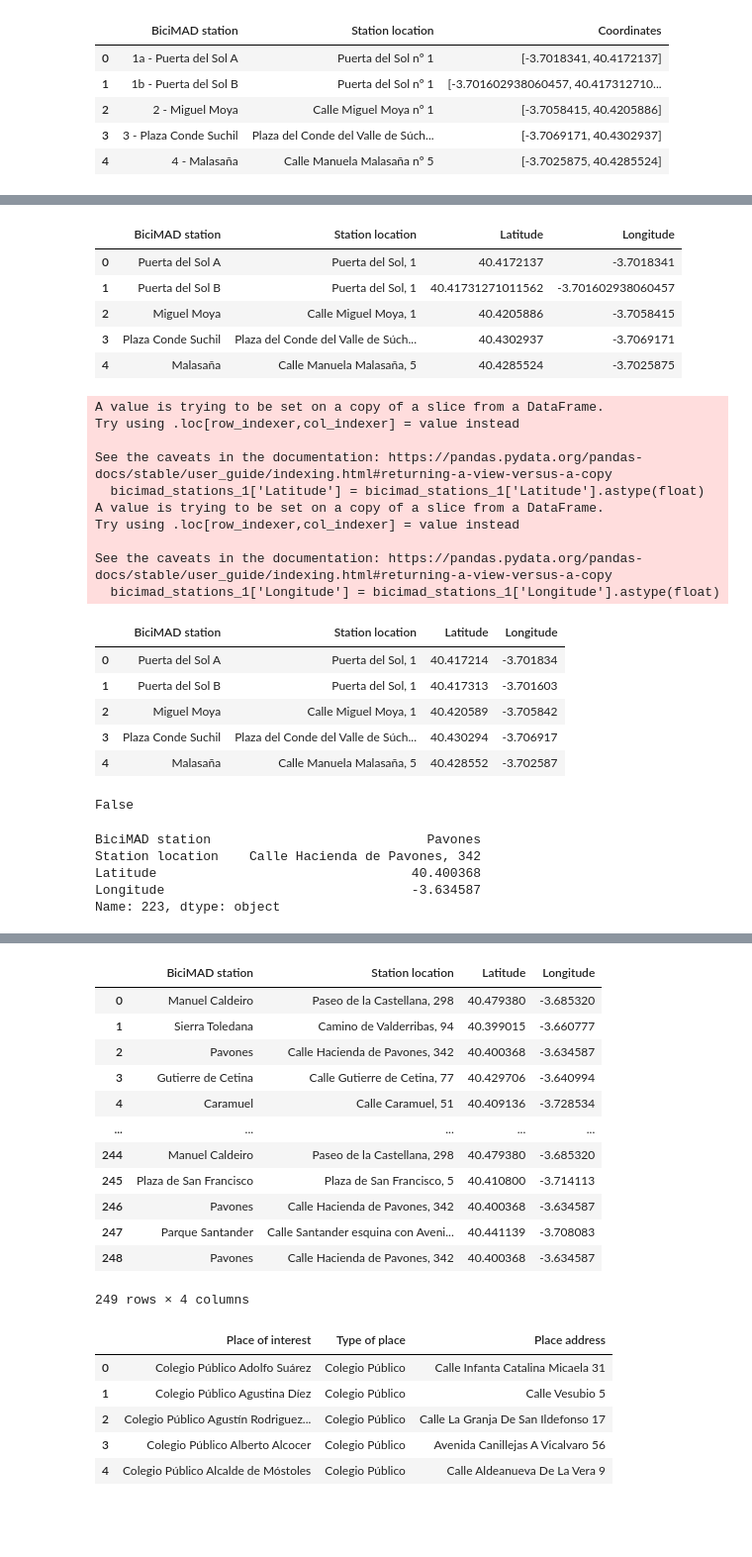
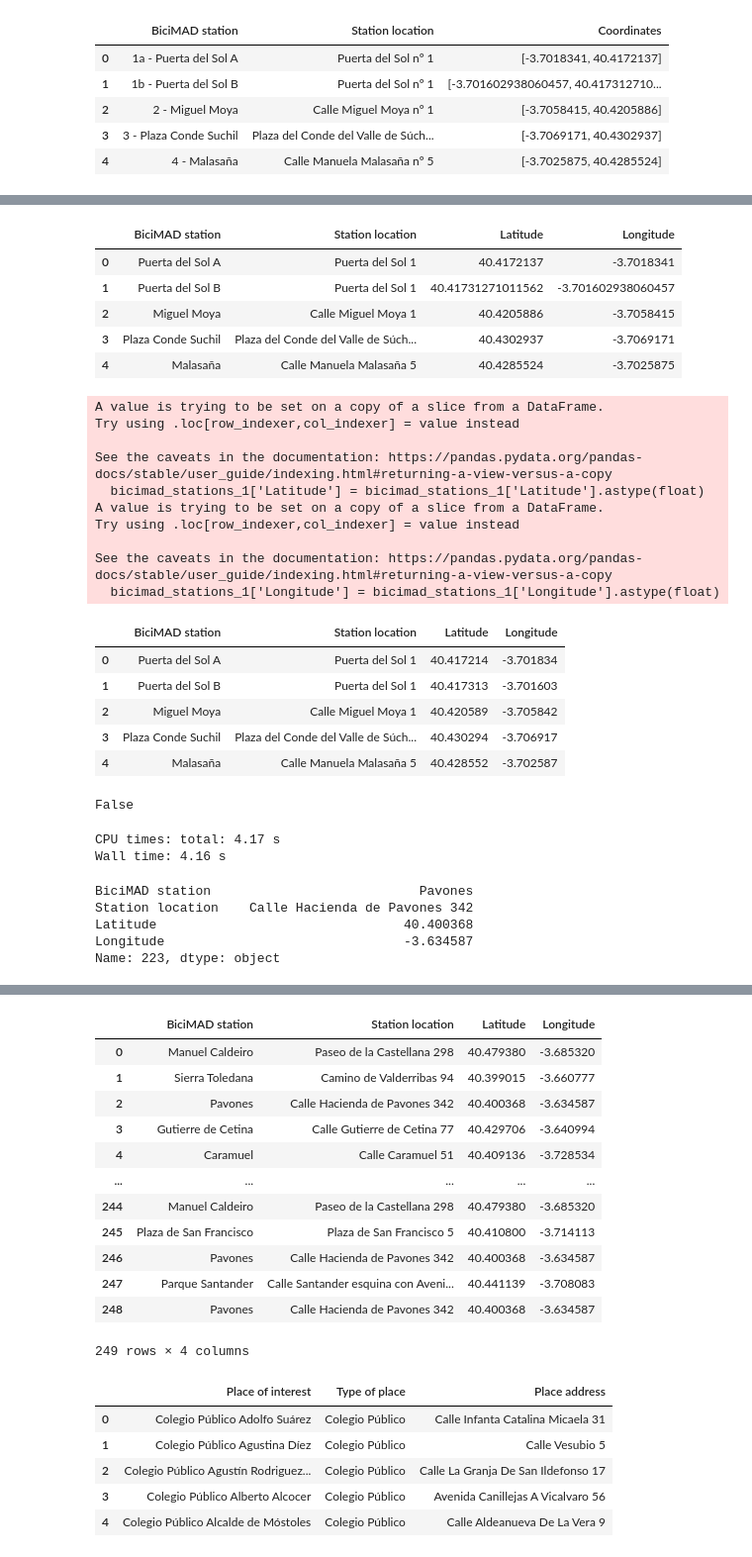
Before and after one commit to MargaMontV/project-module-1, a Jupyter notebook: notebooks/pm1_notebook.ipynb, the cells around one changed output, grey strips where cells are left out. Shown at 99% size. Drawn from its saved outputs; the diff is of its cells as text; code cells hidden in the pictures; blank space fills up the shorter version.

```diff
--- a/notebooks/pm1_notebook.ipynb
+++ b/notebooks/pm1_notebook.ipynb
@@ -122,6 +148,7 @@ df_col_pub_3.head()
 # %%
-df_col_pub_3['Latitude'] = df_col_pub_3['Latitude'].astype(float)
-df_col_pub_3['Longitude'] = df_col_pub_3['Longitude'].astype(float)
+df_col_pub_3['Latitude'] = df_col_pub_3['location.latitude'].astype(float)
+df_col_pub_3['Longitude'] = df_col_pub_3['location.longitude'].astype(float)
+df_col_pub_3.head()
 # %% [output]
 A value is trying to be set on a copy of a slice from a DataFrame.
 Try using .loc[row_indexer,col_indexer] = value instead
@@ -135,0 +170,3 @@ See the caveats in the documentation: https://pandas.pydata.org/pandas-docs/stab
+# %%
+df_col_pub_4 = df_col_pub_3[["title", "Type of place", "Place address", "Latitude", "Longitude"]]
+df_col_pub_4.head()
@@ -135,0 +184,3 @@ See the caveats in the documentation: https://pandas.pydata.org/pandas-docs/stab
+# %%
+df_col_pub_4.rename(columns = {'title':'Place of interest'}, inplace = True)
+df_col_pub_4.head()
@@ -153,7 +232,7 @@ bicimad_stations.head()
 | 3 | 3 - Plaza Conde Suchil | Plaza del Conde del Valle de Súch... | [-3.7069171, 40.4302937] |
 | 4 | 4 - Malasaña | Calle Manuela Malasaña nº 5 | [-3.7025875, 40.4285524] |
 # %%
-bicimad_stations["Station location"] = bicimad_stations["Station location"].str.replace(" nº", ",")
+bicimad_stations["Station location"] = bicimad_stations["Station location"].str.replace(" nº", "")
 bicimad_stations.head()
 # %% [output]
 |  | BiciMAD station | Station location | Coordinates |
@@ -181,11 +280,11 @@ bicimad_stations_1 = bicimad_stations[["BiciMAD station", "Station location", "L
 bicimad_stations_1.head()
 # %% [output]
 |  | BiciMAD station | Station location | Latitude | Longitude |
-| 0 | Puerta del Sol A | Puerta del Sol, 1 | 40.4172137 | -3.7018341 |
-| 1 | Puerta del Sol B | Puerta del Sol, 1 | 40.41731271011562 | -3.701602938060457 |
-| 2 | Miguel Moya | Calle Miguel Moya, 1 | 40.4205886 | -3.7058415 |
+| 0 | Puerta del Sol A | Puerta del Sol 1 | 40.4172137 | -3.7018341 |
+| 1 | Puerta del Sol B | Puerta del Sol 1 | 40.41731271011562 | -3.701602938060457 |
+| 2 | Miguel Moya | Calle Miguel Moya 1 | 40.4205886 | -3.7058415 |
 | 3 | Plaza Conde Suchil | Plaza del Conde del Valle de Súch... | 40.4302937 | -3.7069171 |
-| 4 | Malasaña | Calle Manuela Malasaña, 5 | 40.4285524 | -3.7025875 |
+| 4 | Malasaña | Calle Manuela Malasaña 5 | 40.4285524 | -3.7025875 |
 # %%
 bicimad_stations_1['Latitude'] = bicimad_stations_1['Latitude'].astype(float)
 bicimad_stations_1['Longitude'] = bicimad_stations_1['Longitude'].astype(float)
@@ -202,11 +301,11 @@ Try using .loc[row_indexer,col_indexer] = value instead
 See the caveats in the documentation: https://pandas.pydata.org/pandas-docs/stable/user_guide/indexing.html#returning-a-view-versus-a-copy
   bicimad_stations_1['Longitude'] = bicimad_stations_1['Longitude'].astype(float)
 |  | BiciMAD station | Station location | Latitude | Longitude |
-| 0 | Puerta del Sol A | Puerta del Sol, 1 | 40.417214 | -3.701834 |
-| 1 | Puerta del Sol B | Puerta del Sol, 1 | 40.417313 | -3.701603 |
-| 2 | Miguel Moya | Calle Miguel Moya, 1 | 40.420589 | -3.705842 |
+| 0 | Puerta del Sol A | Puerta del Sol 1 | 40.417214 | -3.701834 |
+| 1 | Puerta del Sol B | Puerta del Sol 1 | 40.417313 | -3.701603 |
+| 2 | Miguel Moya | Calle Miguel Moya 1 | 40.420589 | -3.705842 |
 | 3 | Plaza Conde Suchil | Plaza del Conde del Valle de Súch... | 40.430294 | -3.706917 |
-| 4 | Malasaña | Calle Manuela Malasaña, 5 | 40.428552 | -3.702587 |
+| 4 | Malasaña | Calle Manuela Malasaña 5 | 40.428552 | -3.702587 |
 # %%
 bicimad_stations_1['Station location'].str.contains('Sierra de Guadalupe').any()
 # %% [output]
@@ -240,15 +339,19 @@ def closest_station(df_bici, lat_cp, long_cp):
             closest_point = j
     return closest_point
 # %%
+%%time
 closest_station(bicimad_stations_1, 40.368040, -3.622168)
 # %% [output]
-BiciMAD station                            Pavones
-Station location    Calle Hacienda de Pavones, 342
-Latitude                                 40.400368
-Longitude                                -3.634587
-Name: 223, dtype: object
+CPU times: total: 4.17 s
+Wall time: 4.16 s
+BiciMAD station                           Pavones
+Station location    Calle Hacienda de Pavones 342
+Latitude                                40.400368
+Longitude                               -3.634587
+Name: 223, dtype: object
 # %%
-new_df = df_col_pub_3.apply(lambda x: closest_station(bicimad_stations_1, x["Latitude"],
+%%time
+all_closest_stations = df_col_pub_4.apply(lambda x: closest_station(bicimad_stations_1, x["Latitude"],
                                             x["Longitude"]), axis=1)
-new_df
+all_closest_stations
 # %% [output]
@@ -255,14 +360,14 @@ new_df
 |  | BiciMAD station | Station location | Latitude | Longitude |
-| 0 | Manuel Caldeiro | Paseo de la Castellana, 298 | 40.479380 | -3.685320 |
-| 1 | Sierra Toledana | Camino de Valderribas, 94 | 40.399015 | -3.660777 |
-| 2 | Pavones | Calle Hacienda de Pavones, 342 | 40.400368 | -3.634587 |
-| 3 | Gutierre de Cetina | Calle Gutierre de Cetina, 77 | 40.429706 | -3.640994 |
-| 4 | Caramuel | Calle Caramuel, 51 | 40.409136 | -3.728534 |
+| 0 | Manuel Caldeiro | Paseo de la Castellana 298 | 40.479380 | -3.685320 |
+| 1 | Sierra Toledana | Camino de Valderribas 94 | 40.399015 | -3.660777 |
+| 2 | Pavones | Calle Hacienda de Pavones 342 | 40.400368 | -3.634587 |
+| 3 | Gutierre de Cetina | Calle Gutierre de Cetina 77 | 40.429706 | -3.640994 |
+| 4 | Caramuel | Calle Caramuel 51 | 40.409136 | -3.728534 |
 | ... | ... | ... | ... | ... |
-| 244 | Manuel Caldeiro | Paseo de la Castellana, 298 | 40.479380 | -3.685320 |
-| 245 | Plaza de San Francisco | Plaza de San Francisco, 5 | 40.410800 | -3.714113 |
-| 246 | Pavones | Calle Hacienda de Pavones, 342 | 40.400368 | -3.634587 |
+| 244 | Manuel Caldeiro | Paseo de la Castellana 298 | 40.479380 | -3.685320 |
+| 245 | Plaza de San Francisco | Plaza de San Francisco 5 | 40.410800 | -3.714113 |
+| 246 | Pavones | Calle Hacienda de Pavones 342 | 40.400368 | -3.634587 |
 | 247 | Parque Santander | Calle Santander esquina con Aveni... | 40.441139 | -3.708083 |
-| 248 | Pavones | Calle Hacienda de Pavones, 342 | 40.400368 | -3.634587 |
+| 248 | Pavones | Calle Hacienda de Pavones 342 | 40.400368 | -3.634587 |
-249 rows × 4 columns
+249 rows × 4 columns
 # %%
```
Also changed, not shown: parts of 28 cells of this notebook, 6 other files.
